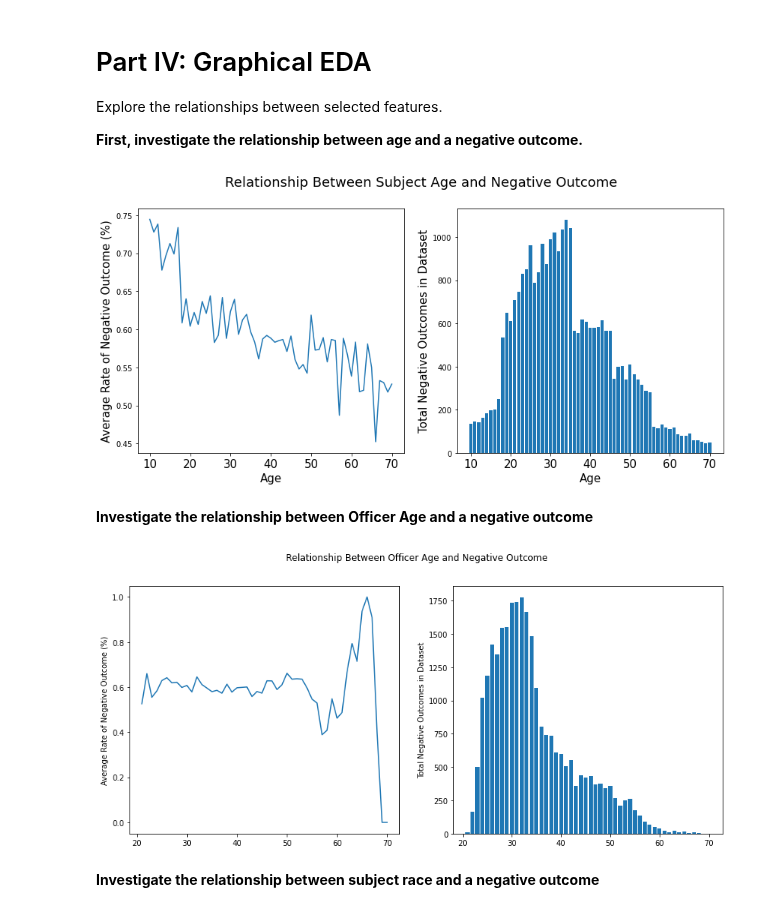
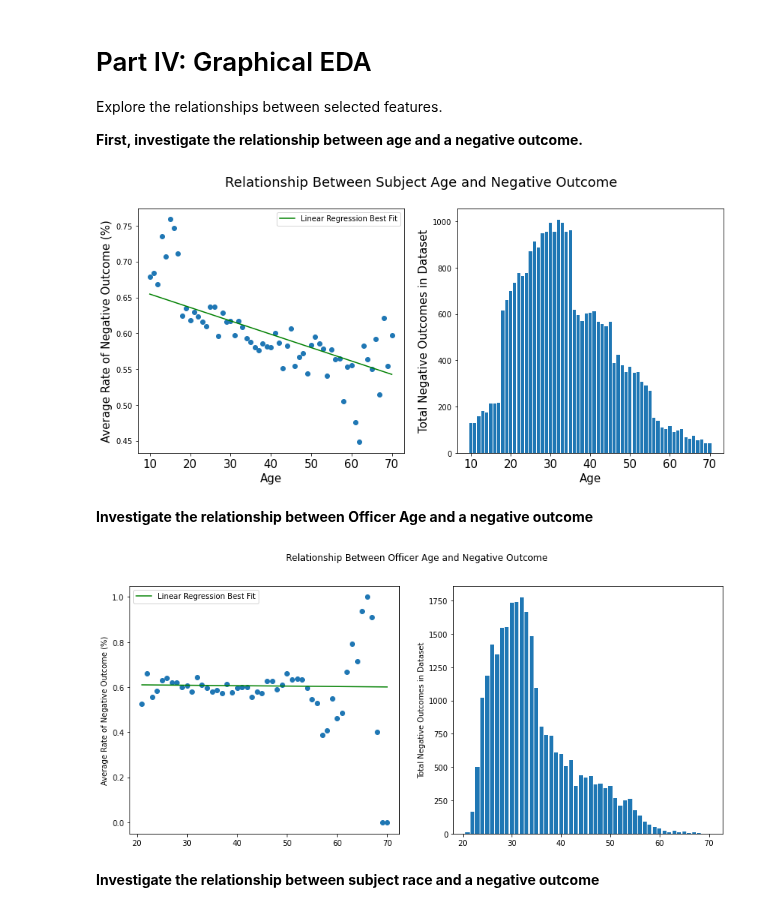
Before and after one commit to sethnlewis/Policing-Bias, a Jupyter notebook: notebooks/final_notebook.ipynb, the cells around one changed output. Saved outputs shown, nothing was run; the diff lists cells and outputs as text; code cells hidden in the pictures.

```diff
--- a/notebooks/final_notebook.ipynb
+++ b/notebooks/final_notebook.ipynb
@@ -298,7 +298,7 @@ df['Same Gender (Y/N)'] = (df['Officer Gender'] == \
 Note that these estimates are never outside of the age "buckets" provided in the original dataset so no data integrity is lost. Instead, granularity is added that does, in aggregate, bring increased accuracy to the feature. The red dots represent a histogram of each age bucket in the original dataset. For example, there are roughly 600 records categorized in the 45-55 years old bucket. The blue lines represent a histogram of the estimated ages in the final dataset. They are sampled from a distribution of the overall age buckets. In the EDA section, it was determined that this methodology provides a small degree of increased model accuracy over the alternative of age bracket categories.
 # %%
 from estimate_ages import estimate_age_from_categorical
-df['Subject Age (Est)'] = estimate_age_from_categorical(df, UNKNOWN)
+df['Subject Age (Est)'] = estimate_age_from_categorical(df)
 
 # Remove the categorical feature after estimating the continuous feature
 # based on its values
@@ -345,35 +346,49 @@ negative_outcome_ct = []
 negative_outcome_rate = []
 
 for age in ages:
     grouped = df.loc[df['Subject Age (Est)'] == age]
     target = grouped['Resolution: Negative (Y/N)']
     negative_outcome_ct.append(target.sum())
     negative_outcome_rate.append(target.mean())
 
 
 # Create plot
 fig, axes = plt.subplots(nrows=1, ncols=2,figsize=(14, 6))
 plt.suptitle('Relationship Between Subject Age and Negative Outcome',
              fontsize=18)
 
-axes[0].plot(ages, negative_outcome_rate)
+#axes[0].plot(ages, negative_outcome_rate)
+axes[0].scatter(ages, negative_outcome_rate)
 axes[0].set_ylabel('Average Rate of Negative Outcome (%)', fontsize=15)
 axes[0].set_xlabel('Age', fontsize=15)
 axes[0].tick_params('x', labelsize=15)
+
+# Add linear regression to the scatter plot to show negative correlation
+# Note that this does not include a train-test split since it is not a
+# main point in this exploration, merely part of the EDA
+linreg = LinearRegression()
+ages_array = np.array(df['Subject Age (Est)']).reshape(-1,1)
+resolution_array = np.array(df['Resolution: Negative (Y/N)']).reshape(-1,1)
+linreg.fit(ages_array, resolution_array)
+preds = linreg.predict(ages_array)
+axes[0].plot([ages_array.min(), ages_array.max()], [preds[0], preds[-1]],
+            color='g', label='Linear Regression Best Fit')
+axes[0].legend()
+
 
 
 axes[1].bar(ages, negative_outcome_ct)
 axes[1].set_ylabel('Total Negative Outcomes in Dataset', fontsize=15);
 
 
 axes[1].set_xlabel('Age', fontsize=15)
 axes[1].tick_params('x', labelsize=15)
 
 name = 'Subject-Age-vs.-Negative-Outcome.png'
 path = os.path.join(path_to_figures, name)
 fig.savefig(path)
 # %% [output]
-[figure, old version]
+[figure, new version]
 # %% [markdown]
 **Investigate the relationship between Officer Age and a negative outcome**
 # %%
@@ -395,8 +410,23 @@ for age in ages:
 fig, axes = plt.subplots(nrows=1, ncols=2,figsize=(14, 6))
 plt.suptitle('Relationship Between Officer Age and Negative Outcome')
 
-axes[0].plot(ages, negative_outcome_rate)
+axes[0].scatter(ages, negative_outcome_rate)
 axes[0].set_ylabel('Average Rate of Negative Outcome (%)')
+
+
+# Add linear regression to the scatter plot to show correlation
+# Note that this does not include a train-test split since it is not a
+# main point in this exploration, merely part of the EDA
+officer_age = np.array(df['Officer Age']).reshape(-1, 1)
+resolution = np.array(df['Resolution: Negative (Y/N)']).reshape(-1, 1)
+linreg.fit(officer_age, resolution)
+preds = linreg.predict(officer_age)
+axes[0].plot([officer_age.min(), officer_age.max()], [preds[0], preds[-1]],
+            color='g', label='Linear Regression Best Fit')
+axes[0].legend()
+
+
+
 
 axes[1].bar(ages, negative_outcome_ct)
 axes[1].set_ylabel('Total Negative Outcomes in Dataset');
@@ -405,7 +435,7 @@ name = 'Officer-Age-vs.-Negative-Outcome.png'
 path = os.path.join(path_to_figures, name)
 fig.savefig(path)
 # %% [output]
-[figure, old version]
+[figure, new version]
 # %% [markdown]
 **Investigate the relationship between subject race and a negative outcome**
 # %%
```
Also changed, not shown: parts of 23 cells of this notebook, 7 other files.
